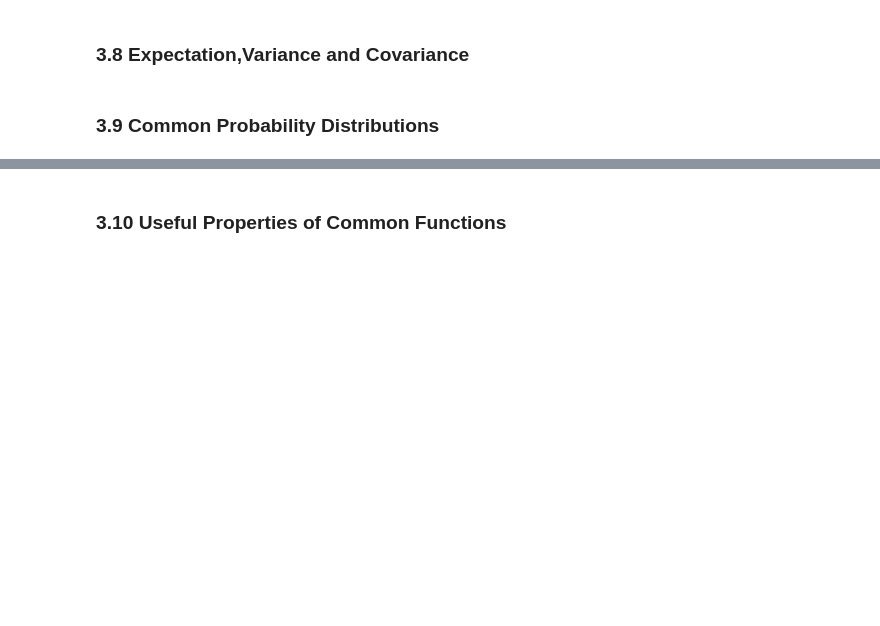
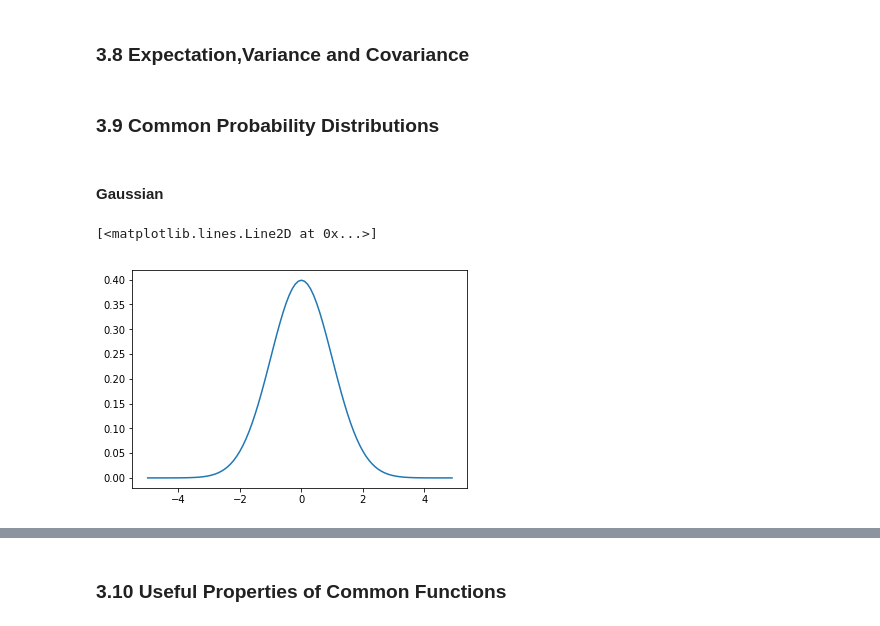
Before and after one commit to ivanistheone/DLnotebooks, a Jupyter notebook: I_Applied_MathAnd_ML_Basics/03.Probability_and_Information_Theory.ipynb, the cells around one changed output, grey strips where cells are left out. Drawn from its saved outputs; the diff is of its cells as text; code cells hidden in the pictures; blank space fills up the shorter version.

```diff
--- a/I_Applied_MathAnd_ML_Basics/03.Probability_and_Information_Theory.ipynb
+++ b/I_Applied_MathAnd_ML_Basics/03.Probability_and_Information_Theory.ipynb
@@ -20,3 +27,12 @@
 ### 3.8 Expectation,Variance and Covariance
 # %% [markdown]
 ### 3.9 Common Probability Distributions
+# %% [markdown]
+#### Gaussian
+# %%
+x = np.arange(-5,5,0.1)
+# plt.plot(x, ss.norm.cdf(x))
+plt.plot(x, ss.norm.pdf(x))
+# %% [output]
+[<matplotlib.lines.Line2D at 0x...>]
+[figure, added]
```
Also changed, not shown: parts of 16 cells of this notebook.
